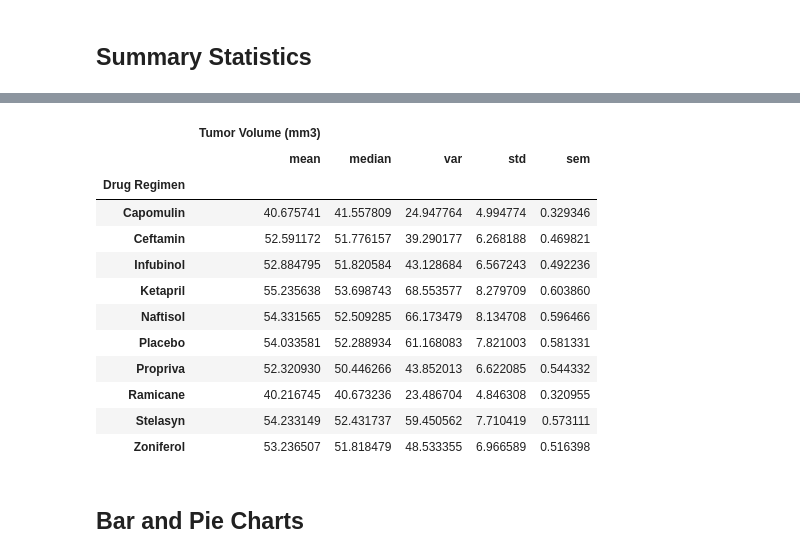
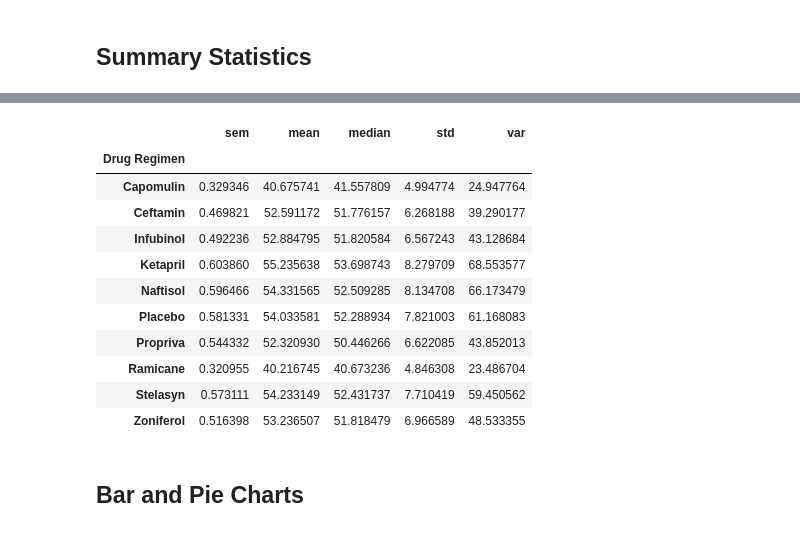
Before and after one commit to Addieryn/Plotting_challenge, a Jupyter notebook: Pymaceuticals/pymaceuticals_starter.ipynb, the cells around one changed output, grey strips where cells are left out. Cells and saved outputs as stored; diff of their text form; code cells hidden in the pictures.

```diff
--- a/Pymaceuticals/pymaceuticals_starter.ipynb
+++ b/Pymaceuticals/pymaceuticals_starter.ipynb
@@ -64,7 +67,7 @@ array(['g989'], dtype=object)
 # %%
 # Create a clean DataFrame by dropping the duplicate mouse by its ID.
-cleaned_data = merged_data.drop_duplicates(subset=["Mouse ID", "Timepoint"], keep=False)
-cleaned_data.head()
+clean_data = merged_data[merged_data["Mouse ID"] != "g989"].drop_duplicates(subset=["Mouse ID", "Timepoint"], keep='first')
+clean_data.head()
 # %% [output]
 |  | Mouse ID | Timepoint | Tumor Volume (mm3) | Metastatic Sites | Drug Regimen | Sex | Age_months | ... |
 | 0 | b128 | 0 | 45.0 | 0 | Capomulin | Female | 9 | ... |
@@ -72,6 +75,3 @@ cleaned_data.head()
 | 2 | g107 | 0 | 45.0 | 0 | Ketapril | Female | 2 | ... |
 | 3 | a457 | 0 | 45.0 | 0 | Ketapril | Female | 11 | ... |
 | 4 | c819 | 0 | 45.0 | 0 | Ketapril | Male | 21 | ... |
-# %%
-clean_data = merged_data[merged_data['Mouse ID'].isin(dup_data)==False]
-clean_data.head()
@@ -152,22 +135,23 @@ SyntaxError: invalid syntax. Perhaps you forgot a comma? (1084615888.py, line 1)
 # %%
 # A more advanced method to generate a summary statistics table of mean, median, variance, standard deviation,
 # and SEM of the tumor volume for each regimen (only one method is required in the solution)
 
 # Using the aggregation method, produce the same summary statistics in a single line
+summary_agg = clean_data.groupby(["Drug Regimen"],as_index=True)["Tumor Volume (mm3)"].agg({"mean", "median", "var", "std", "sem"})
+summary_agg
 # %% [output]
-|  | Tumor Volume (mm3) |  |  |  |  |
-|  | mean | median | var | std | sem |
+|  | sem | mean | median | std | var |
 | Drug Regimen |  |  |  |  |  |
-| Capomulin | 40.675741 | 41.557809 | 24.947764 | 4.994774 | 0.329346 |
-| Ceftamin | 52.591172 | 51.776157 | 39.290177 | 6.268188 | 0.469821 |
-| Infubinol | 52.884795 | 51.820584 | 43.128684 | 6.567243 | 0.492236 |
-| Ketapril | 55.235638 | 53.698743 | 68.553577 | 8.279709 | 0.603860 |
-| Naftisol | 54.331565 | 52.509285 | 66.173479 | 8.134708 | 0.596466 |
-| Placebo | 54.033581 | 52.288934 | 61.168083 | 7.821003 | 0.581331 |
-| Propriva | 52.320930 | 50.446266 | 43.852013 | 6.622085 | 0.544332 |
-| Ramicane | 40.216745 | 40.673236 | 23.486704 | 4.846308 | 0.320955 |
-| Stelasyn | 54.233149 | 52.431737 | 59.450562 | 7.710419 | 0.573111 |
-| Zoniferol | 53.236507 | 51.818479 | 48.533355 | 6.966589 | 0.516398 |
+| Capomulin | 0.329346 | 40.675741 | 41.557809 | 4.994774 | 24.947764 |
+| Ceftamin | 0.469821 | 52.591172 | 51.776157 | 6.268188 | 39.290177 |
+| Infubinol | 0.492236 | 52.884795 | 51.820584 | 6.567243 | 43.128684 |
+| Ketapril | 0.603860 | 55.235638 | 53.698743 | 8.279709 | 68.553577 |
+| Naftisol | 0.596466 | 54.331565 | 52.509285 | 8.134708 | 66.173479 |
+| Placebo | 0.581331 | 54.033581 | 52.288934 | 7.821003 | 61.168083 |
+| Propriva | 0.544332 | 52.320930 | 50.446266 | 6.622085 | 43.852013 |
+| Ramicane | 0.320955 | 40.216745 | 40.673236 | 4.846308 | 23.486704 |
+| Stelasyn | 0.573111 | 54.233149 | 52.431737 | 7.710419 | 59.450562 |
+| Zoniferol | 0.516398 | 53.236507 | 51.818479 | 6.966589 | 48.533355 |
 # %% [markdown]
 ## Bar and Pie Charts
 # %%
```
Also changed, not shown: parts of 13 cells of this notebook.
